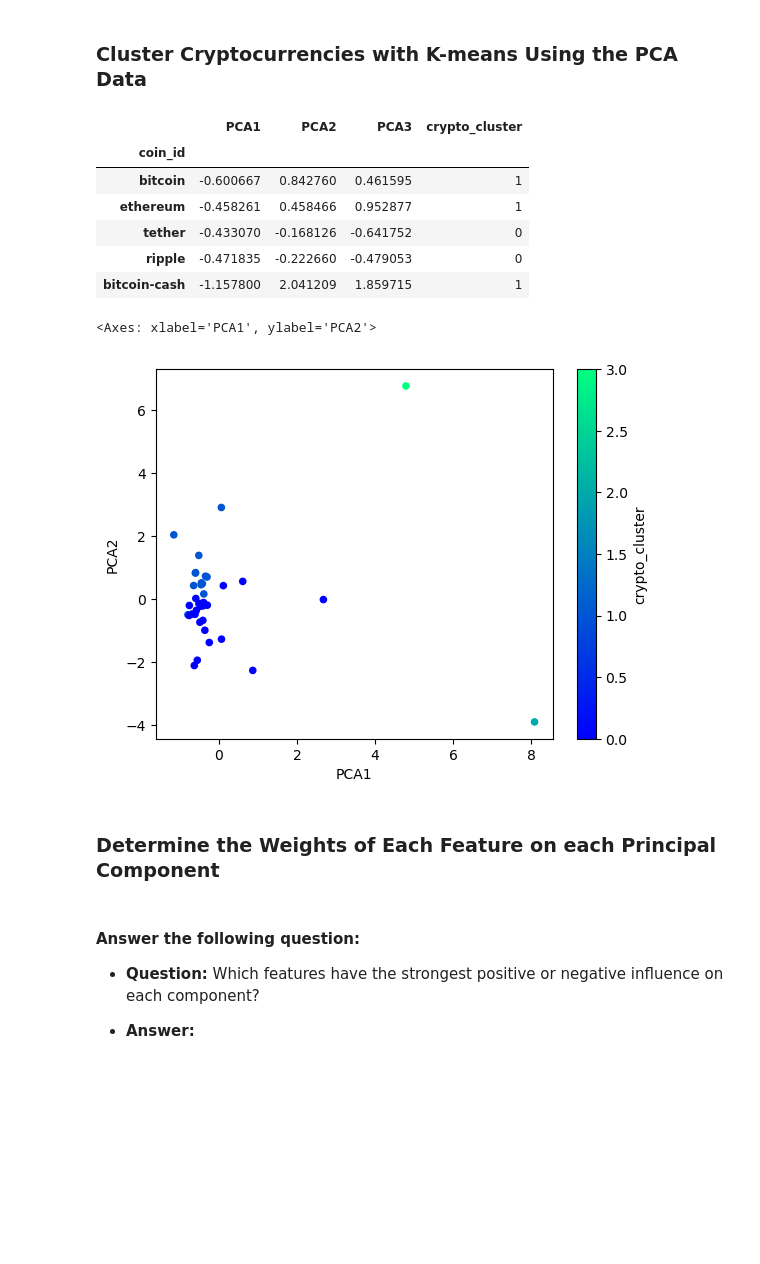
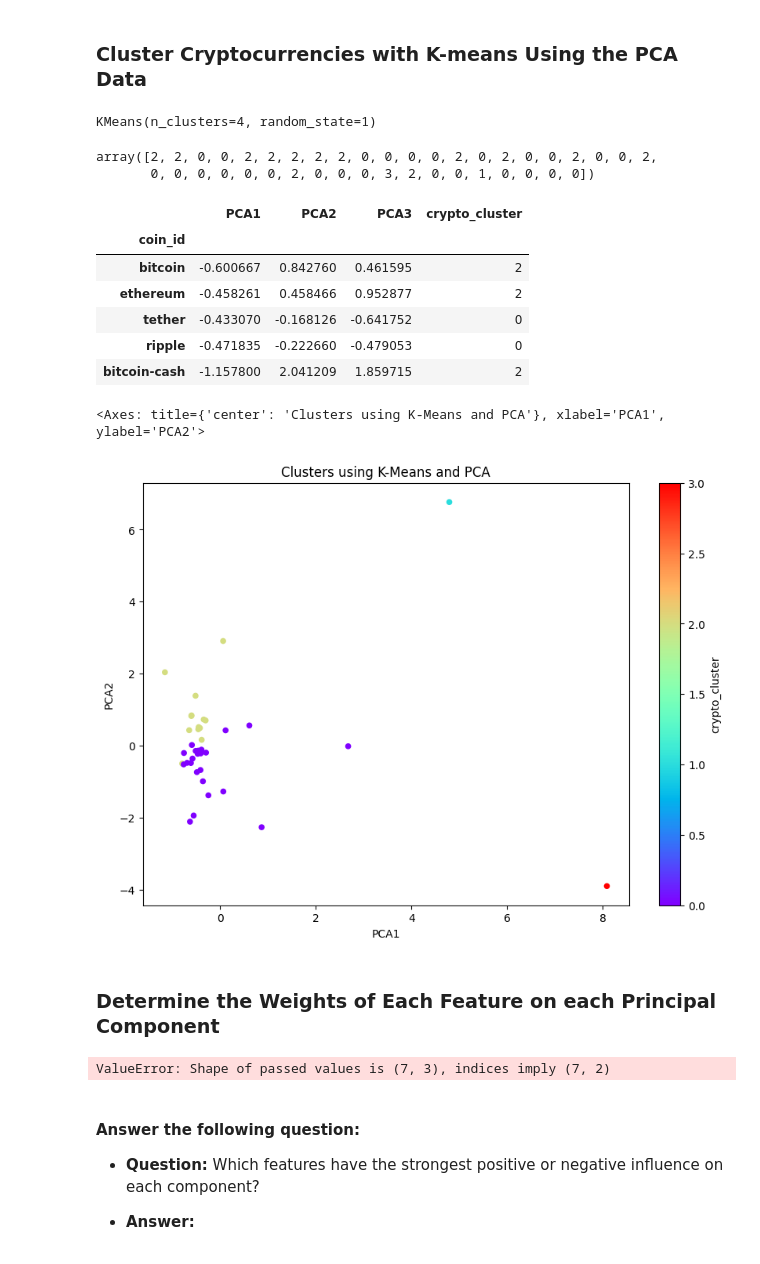
Before and after one commit to Dragon9804/CryptoClustering, a Jupyter notebook: Crypto_Clustering.ipynb, the cells around one changed output. Cells and saved outputs as stored; diff of their text form; code cells hidden in the pictures; blank space fills up the shorter version.

```diff
--- a/Crypto_Clustering.ipynb
+++ b/Crypto_Clustering.ipynb
@@ -322,38 +322,51 @@ df_elbow.plot.line(x='k', y='inertia', title='Elbow Curve', xticks=k)
 ### Cluster Cryptocurrencies with K-means Using the PCA Data
 # %%
 # Initialize the K-Means model using the best value for k
+model = KMeans(n_clusters=4, n_init='auto', init = 'k-means++', random_state=1)
 # %%
 # Fit the K-Means model using the PCA data
+model.fit(market_pca_df)
+# %% [output]
+KMeans(n_clusters=4, random_state=1)
 # %%
 # Predict the clusters to group the cryptocurrencies using the PCA data
-
+markert_pca_predict = model.predict(market_pca_df)
 
 # Print the resulting array of cluster values.
+markert_pca_predict
+# %% [output]
+array([2, 2, 0, 0, 2, 2, 2, 2, 2, 0, 0, 0, 0, 2, 0, 2, 0, 0, 2, 0, 0, 2,
+       0, 0, 0, 0, 0, 0, 2, 0, 0, 0, 3, 2, 0, 0, 1, 0, 0, 0, 0])
 # %%
 # Create a copy of the DataFrame with the PCA data
-
+market_data_predict_df = market_pca_df.copy()
 
 # Add a new column to the DataFrame with the predicted clusters
-
+market_data_predict_df['crypto_cluster'] = markert_pca_predict
 
 # Display sample data
+market_data_predict_df.head()
 # %% [output]
 |  | PCA1 | PCA2 | PCA3 | crypto_cluster |
 | coin_id |  |  |  |  |
-| bitcoin | -0.600667 | 0.842760 | 0.461595 | 1 |
-| ethereum | -0.458261 | 0.458466 | 0.952877 | 1 |
+| bitcoin | -0.600667 | 0.842760 | 0.461595 | 2 |
+| ethereum | -0.458261 | 0.458466 | 0.952877 | 2 |
 | tether | -0.433070 | -0.168126 | -0.641752 | 0 |
 | ripple | -0.471835 | -0.222660 | -0.479053 | 0 |
-| bitcoin-cash | -1.157800 | 2.041209 | 1.859715 | 1 |
+| bitcoin-cash | -1.157800 | 2.041209 | 1.859715 | 2 |
 # %%
 # Create a scatter plot by setting `x="PCA1"` and `y="PCA2"`.
+market_data_predict_df.plot.scatter(x="PCA1", y="PCA2", c="crypto_cluster", colormap="rainbow", title="Clusters using K-Means and PCA", figsize=(10, 7))
 # %% [output]
-<Axes: xlabel='PCA1', ylabel='PCA2'>
+<Axes: title={'center': 'Clusters using K-Means and PCA'}, xlabel='PCA1', ylabel='PCA2'>
-[figure, old version]
+[figure, new version]
 # %% [markdown]
 ### Determine the Weights of Each Feature on each Principal Component
 # %%
 # Use the columns from the original scaled DataFrame as the index.
+pca_components_weights = pd.DataFrame(pca.components_.T, columns=['PCA1', 'PCA2'], index=market_data_scaled_df.columns)
+# %% [output]
+ValueError: Shape of passed values is (7, 3), indices imply (7, 2)
 # %% [markdown]
 #### Answer the following question:
 
```
Also changed, not shown: parts of 1 cell of this notebook.
